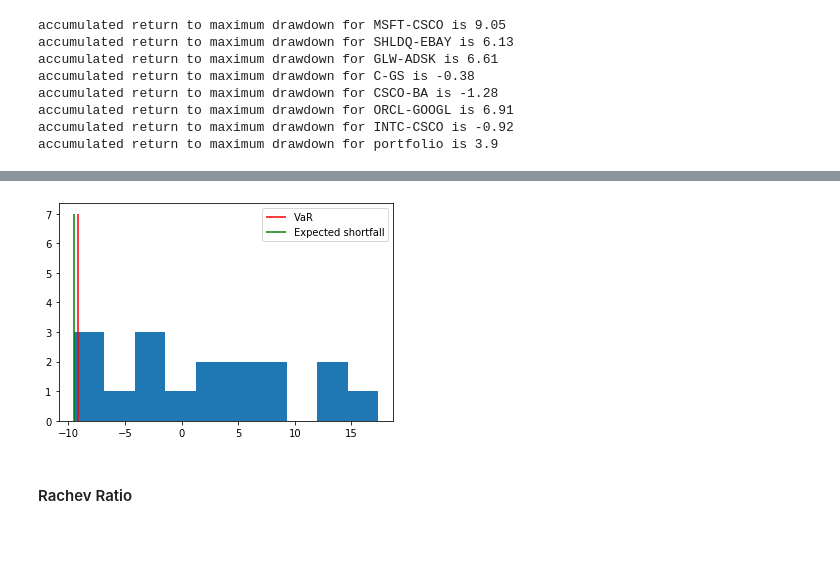
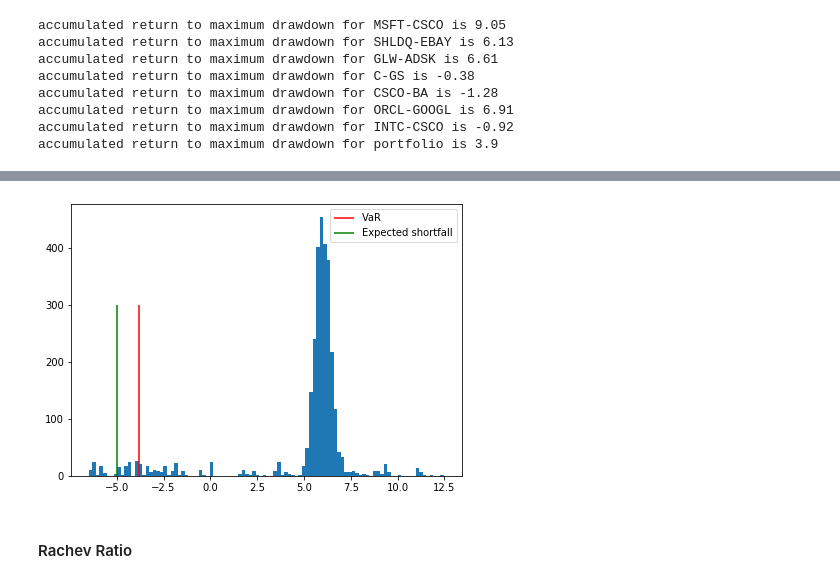
Before and after one commit to anastasia-yaschenko/Quantitative-Analytics-programme, a Jupyter notebook: Algo trading.ipynb, the cells around one changed output, grey strips where cells are left out. Drawn from its saved outputs; the diff is of its cells as text; code cells hidden in the pictures; blank space fills up the shorter version.

```diff
--- a/Algo trading.ipynb
+++ b/Algo trading.ipynb
@@ -364,7 +366,8 @@ def arma_garch(price):
                     vol='Garch', p=1, o=1, q=1, # vol = Garch, EGARCH, HARCH + the number of lags
                     dist='skewstudent')#, rescale = False)#    StudentsT')
     mod_fit = mod.fit(options = {'maxiter':500}, disp='off', show_warning = False)
-    return mod_fit.resid[1:] / mod_fit.conditional_volatility[1:], mod_fit.conditional_volatility[1:], price[1:] - mod_fit.resid[1:]
+    pred = mod_fit.forecast(horizon=1)
+    return mod_fit.resid[1:] / mod_fit.conditional_volatility[1:], float(pred.mean.iloc[-1]), float(pred.variance.iloc[-1])
 # %%
 def trade(a_sh, a_lo, window, account, next_df, previous_df, name1, name2, mode = 'none'):
     """Insert only unfiltered previous_df and next_df, else they will be filtered twice"""
@@ -918,10 +891,11 @@ KeyError: 0
 # %%
-plt.vlines(raw_var, 0, 7, color = 'red', label = 'VaR')
-plt.vlines(raw_es, 0, 7, color = 'green', label = 'Expected shortfall')
-plt.hist(raw_var_ret)
+plt.figure(figsize=(7,5))
+plt.vlines(raw_var, 0, 300, color = 'red', label = 'VaR')
+plt.vlines(raw_es, 0, 300, color = 'green', label = 'Expected shortfall')
+plt.hist(raw_var_ret, bins = 100)
 plt.legend();
 # %% [output]
-[figure, old version]
+[figure, new version]
 # %% [markdown]
 #### Rachev Ratio
 # %%
```
Also changed, not shown: parts of 9 cells of this notebook.
